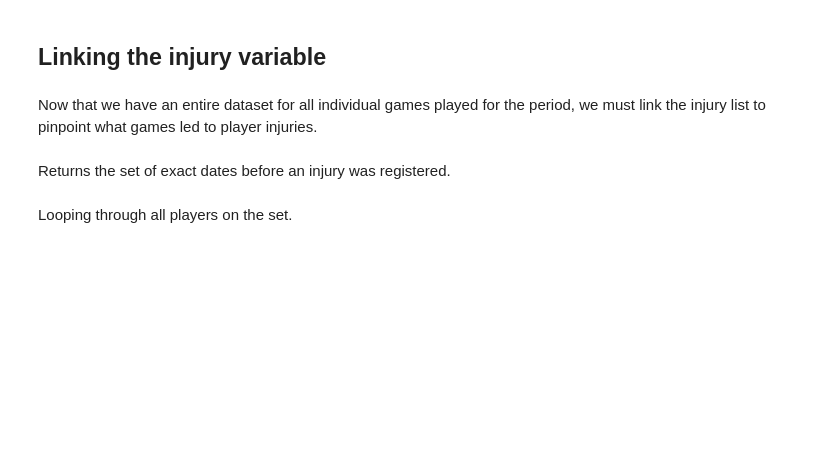
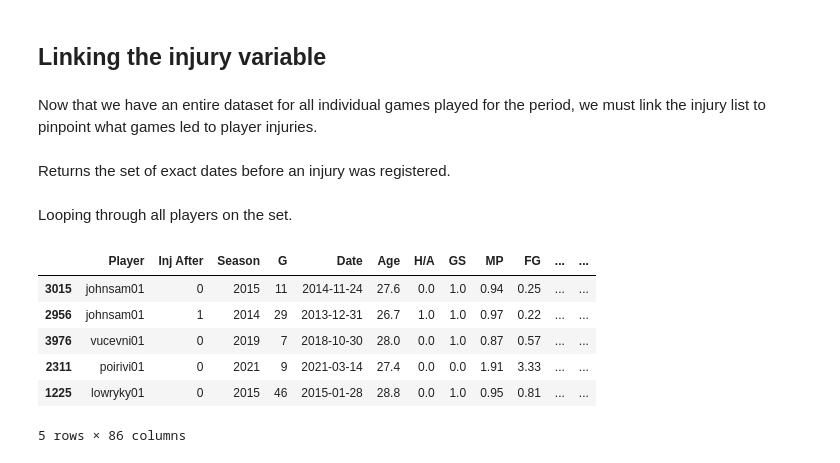
Before and after one commit to thibaultcoo/predicting-ball-injuries, a Jupyter notebook: predicting basketball players injuries using machine learning .ipynb, the cells around one changed output. Drawn from its saved outputs; the diff is of its cells as text; code cells hidden in the pictures; blank space fills up the shorter version.

```diff
--- a/predicting basketball players injuries using machine learning .ipynb
+++ b/predicting basketball players injuries using machine learning .ipynb
@@ -178,7 +178,7 @@ if not os.path.isfile('stats.txt'):
     base_url = "https://www.basketball-reference.com/players"
     stats = []
 
-    for player in list(players_df["Final ID"].iloc[0:30]):
+    for player in list(players_df["Final ID"]):
         dfs = []
         link = base_url + '/' + player[0] + '/' + player + '.html'
         response = requests.get(link)
@@ -245,6 +245,8 @@ if not os.path.isfile('stats.txt'):
             stats.append(final_df)
 
     stats_df = pd.concat(stats, ignore_index=True)
+else:
+    stats_df = pd.read_csv('stats.txt', sep=' ')
 # %% [output]
 Done for douglto01
 Done for cunnija01
@@ -363,3 +381,17 @@ stats_df = stats_df_above.loc[:, columns_to_select].astype(float).round(2)
+# %%
+columns_to_select = modified_columns + trend_columns
+stats_df = stats_df_above.copy()
+stats_df[columns_to_select] = stats_df[columns_to_select].astype(float).round(2)
+# %%
+stats_df.sample(5)
+# %% [output]
+|  | Player | Inj After | Season | G | Date | Age | H/A | GS | MP | FG | ... | ... |
+| 3015 | johnsam01 | 0 | 2015 | 11 | 2014-11-24 | 27.6 | 0.0 | 1.0 | 0.94 | 0.25 | ... | ... |
+| 2956 | johnsam01 | 1 | 2014 | 29 | 2013-12-31 | 26.7 | 1.0 | 1.0 | 0.97 | 0.22 | ... | ... |
+| 3976 | vucevni01 | 0 | 2019 | 7 | 2018-10-30 | 28.0 | 0.0 | 1.0 | 0.87 | 0.57 | ... | ... |
+| 2311 | poirivi01 | 0 | 2021 | 9 | 2021-03-14 | 27.4 | 0.0 | 0.0 | 1.91 | 3.33 | ... | ... |
+| 1225 | lowryky01 | 0 | 2015 | 46 | 2015-01-28 | 28.8 | 0.0 | 1.0 | 0.95 | 0.81 | ... | ... |
+5 rows × 86 columns
 # %%
 if not os.path.isfile('stats_full.txt'):
     stats_df.to_csv('stats_full.txt', sep=' ', index=False)
```
Also changed, not shown: parts of 3 cells of this notebook.
